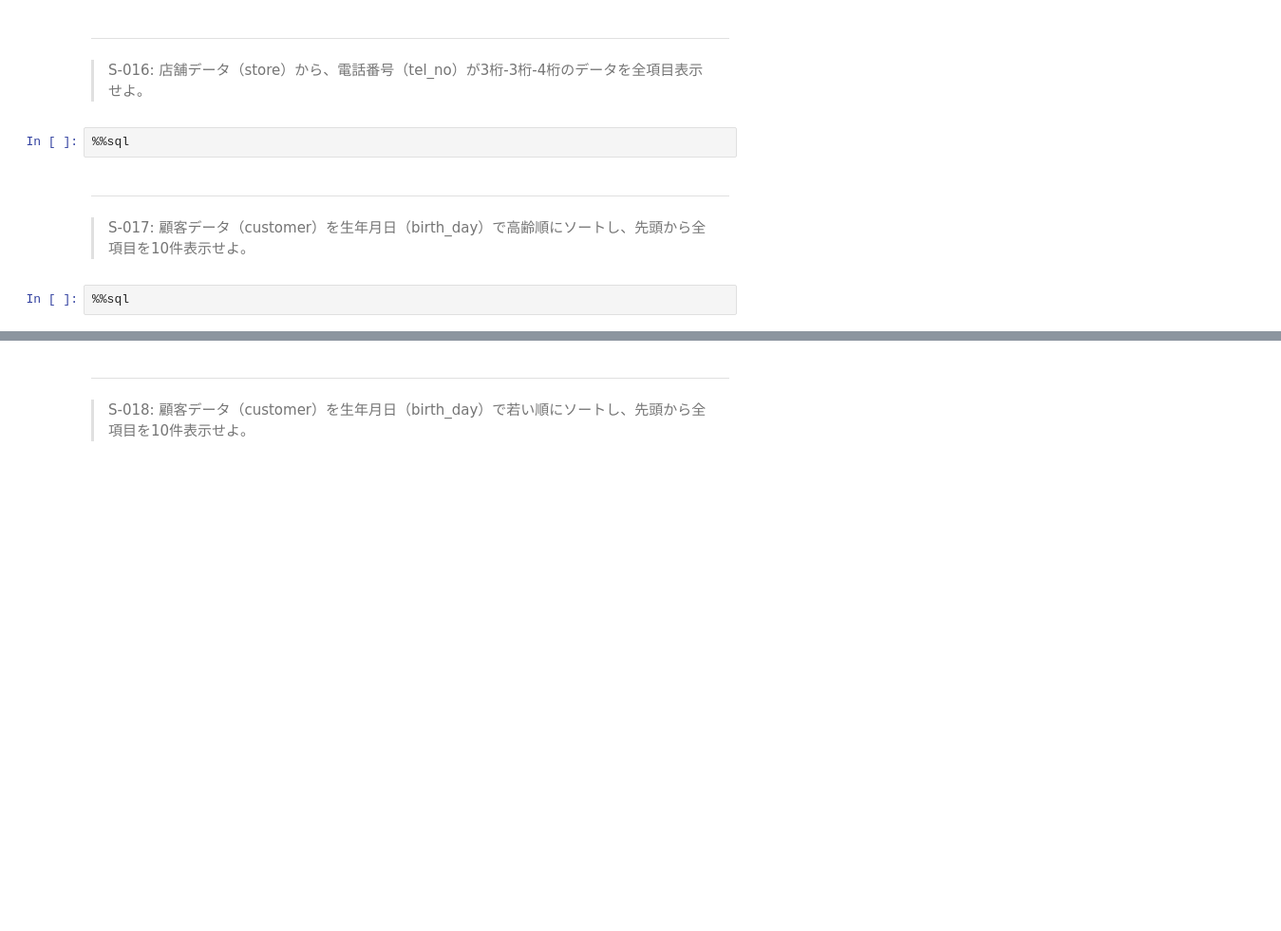
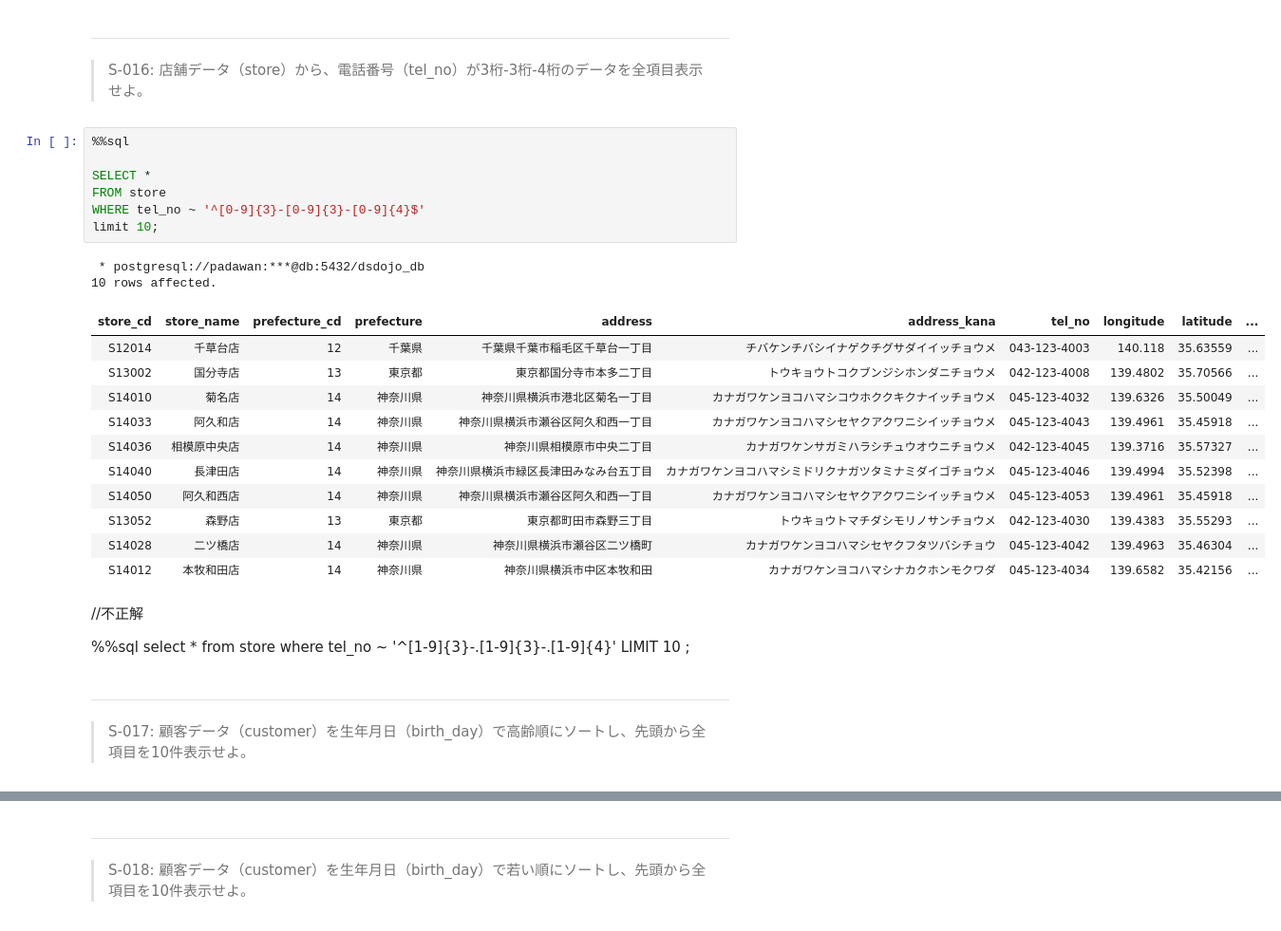
Before and after one commit to KoMurase/100knocks, a Jupyter notebook: preprocess_knock_SQL.ipynb, the cells around one changed output, grey strips where cells are left out. Shown at 95% size. Saved outputs shown, nothing was run; the diff lists cells and outputs as text; blank space fills up the shorter version.

```diff
--- a/preprocess_knock_SQL.ipynb
+++ b/preprocess_knock_SQL.ipynb
@@ -381,10 +435,36 @@ limit 10
 # %% [markdown]
 ---
 > S-016: 店舗データ（store）から、電話番号（tel_no）が3桁-3桁-4桁のデータを全項目表示せよ。
-# %%
-%%sql
+# %%
+%%sql
+
+SELECT *
+FROM store
+WHERE tel_no ~ '^[0-9]{3}-[0-9]{3}-[0-9]{4}$'
+limit 10;
+# %% [output]
+ * postgresql://padawan:***@db:5432/dsdojo_db
+10 rows affected.
+| store_cd | store_name | prefecture_cd | prefecture | address | address_kana | tel_no | longitude | latitude | ... |
+| S12014 | 千草台店 | 12 | 千葉県 | 千葉県千葉市稲毛区千草台一丁目 | チバケンチバシイナゲクチグサダイイッチョウメ | 043-123-4003 | 140.118 | 35.63559 | ... |
+| S13002 | 国分寺店 | 13 | 東京都 | 東京都国分寺市本多二丁目 | トウキョウトコクブンジシホンダニチョウメ | 042-123-4008 | 139.4802 | 35.70566 | ... |
+| S14010 | 菊名店 | 14 | 神奈川県 | 神奈川県横浜市港北区菊名一丁目 | カナガワケンヨコハマシコウホククキクナイッチョウメ | 045-123-4032 | 139.6326 | 35.50049 | ... |
+| S14033 | 阿久和店 | 14 | 神奈川県 | 神奈川県横浜市瀬谷区阿久和西一丁目 | カナガワケンヨコハマシセヤクアクワニシイッチョウメ | 045-123-4043 | 139.4961 | 35.45918 | ... |
+| S14036 | 相模原中央店 | 14 | 神奈川県 | 神奈川県相模原市中央二丁目 | カナガワケンサガミハラシチュウオウニチョウメ | 042-123-4045 | 139.3716 | 35.57327 | ... |
+| S14040 | 長津田店 | 14 | 神奈川県 | 神奈川県横浜市緑区長津田みなみ台五丁目 | カナガワケンヨコハマシミドリクナガツタミナミダイゴチョウメ | 045-123-4046 | 139.4994 | 35.52398 | ... |
+| S14050 | 阿久和西店 | 14 | 神奈川県 | 神奈川県横浜市瀬谷区阿久和西一丁目 | カナガワケンヨコハマシセヤクアクワニシイッチョウメ | 045-123-4053 | 139.4961 | 35.45918 | ... |
+| S13052 | 森野店 | 13 | 東京都 | 東京都町田市森野三丁目 | トウキョウトマチダシモリノサンチョウメ | 042-123-4030 | 139.4383 | 35.55293 | ... |
+| S14028 | 二ツ橋店 | 14 | 神奈川県 | 神奈川県横浜市瀬谷区二ツ橋町 | カナガワケンヨコハマシセヤクフタツバシチョウ | 045-123-4042 | 139.4963 | 35.46304 | ... |
+| S14012 | 本牧和田店 | 14 | 神奈川県 | 神奈川県横浜市中区本牧和田 | カナガワケンヨコハマシナカクホンモクワダ | 045-123-4034 | 139.6582 | 35.42156 | ... |
+# %% [markdown]
+//不正解
+
+%%sql
+select *
+from store
+where tel_no ~ '^[1-9]{3}-.[1-9]{3}-.[1-9]{4}'
+LIMIT 10
+;
 # %% [markdown]
 ---
 > S-017: 顧客データ（customer）を生年月日（birth_day）で高齢順にソートし、先頭から全項目を10件表示せよ。
-# %%
-%%sql
```
Also changed, not shown: parts of 26 cells of this notebook.
